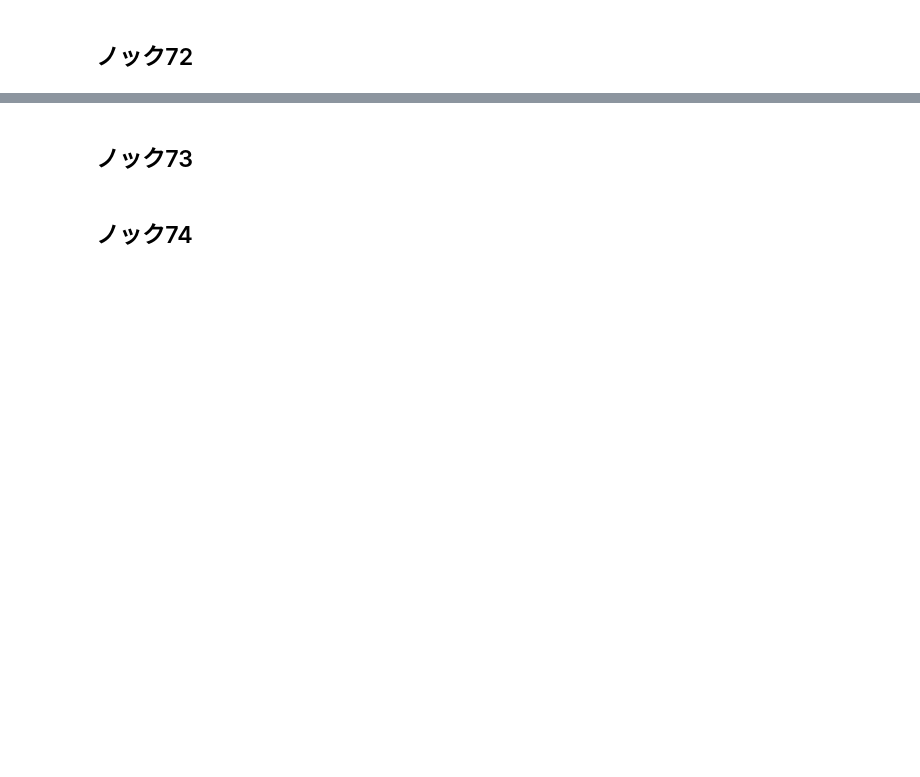
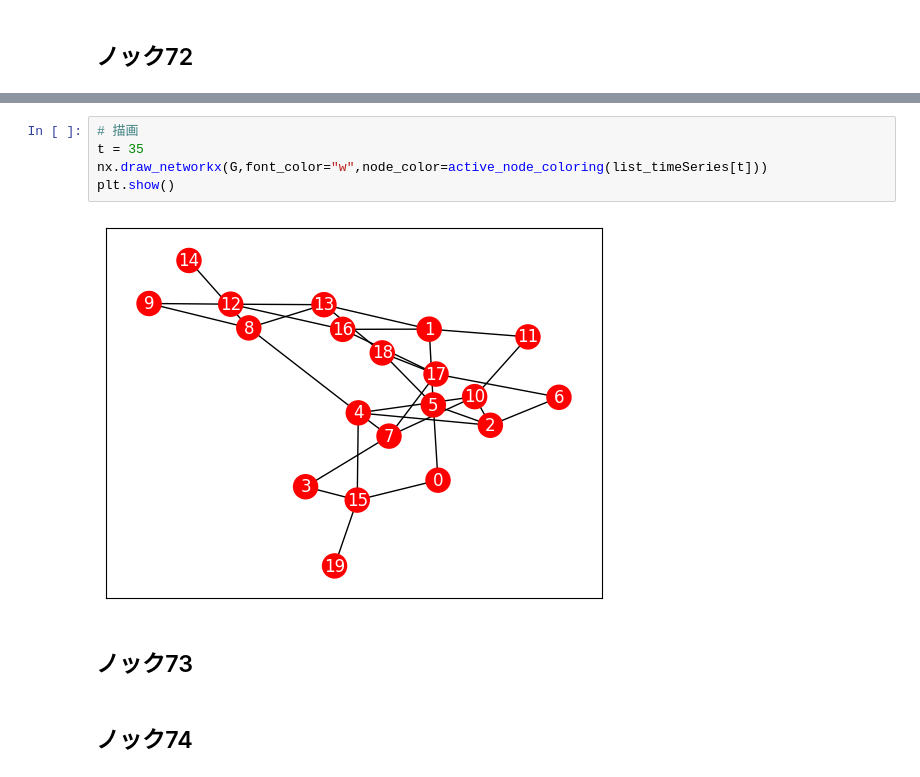
Before and after one commit to abenben/python_knock_100, a Jupyter notebook: knock/section_8/8.ipynb, the cells around one changed output, grey strips where cells are left out. Drawn from its saved outputs; the diff is of its cells as text; blank space fills up the shorter version.

```diff
--- a/knock/section_8/8.ipynb
+++ b/knock/section_8/8.ipynb
@@ -11,3 +116,10 @@ warnings.filterwarnings('ignore')
+# %%
+# 描画
+t = 35
+nx.draw_networkx(G,font_color="w",node_color=active_node_coloring(list_timeSeries[t]))
+plt.show()
+# %% [output]
+[figure, added]
 # %% [markdown]
 ## ノック73
 # %% [markdown]
```
Also changed, not shown: parts of 9 cells of this notebook.
